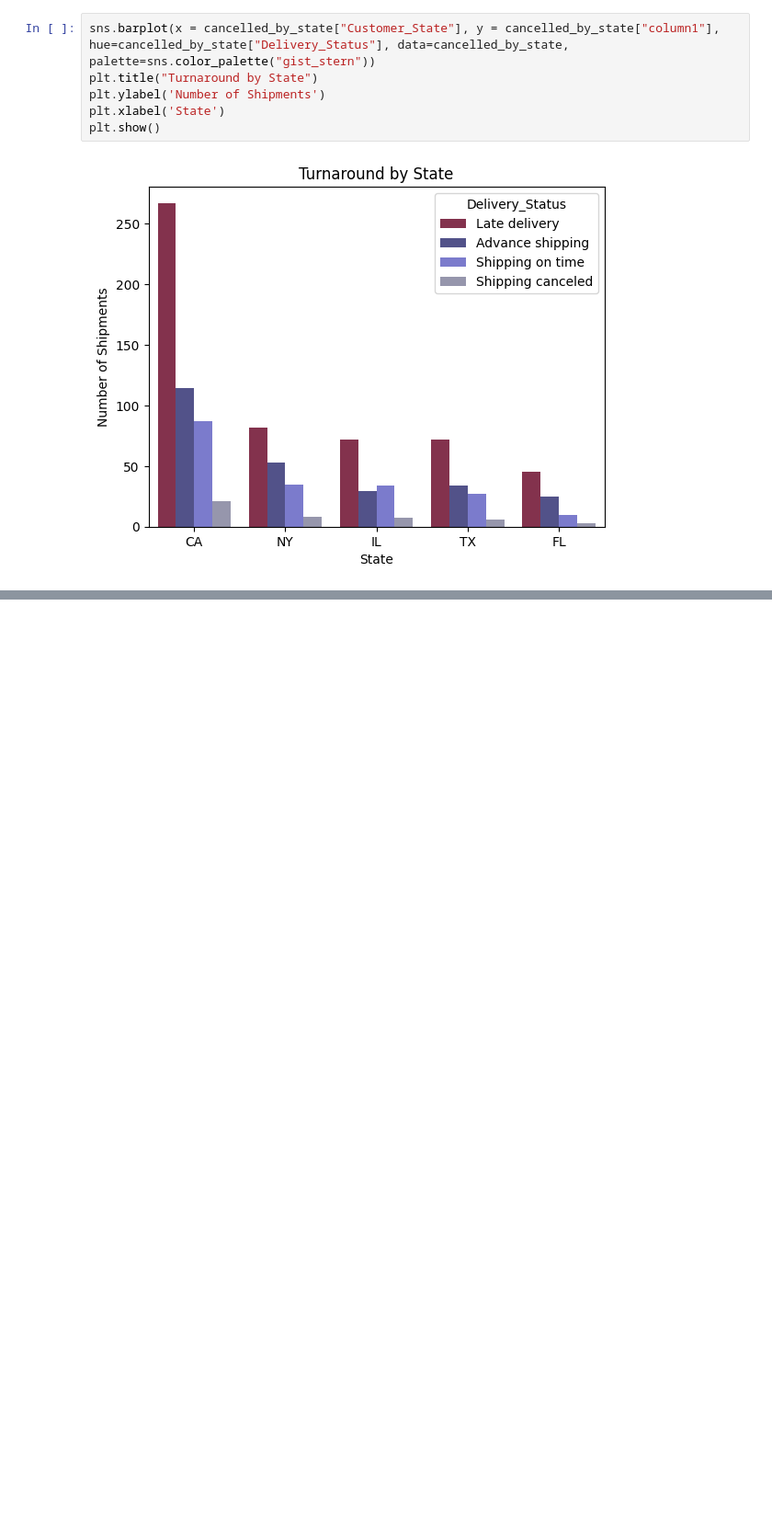
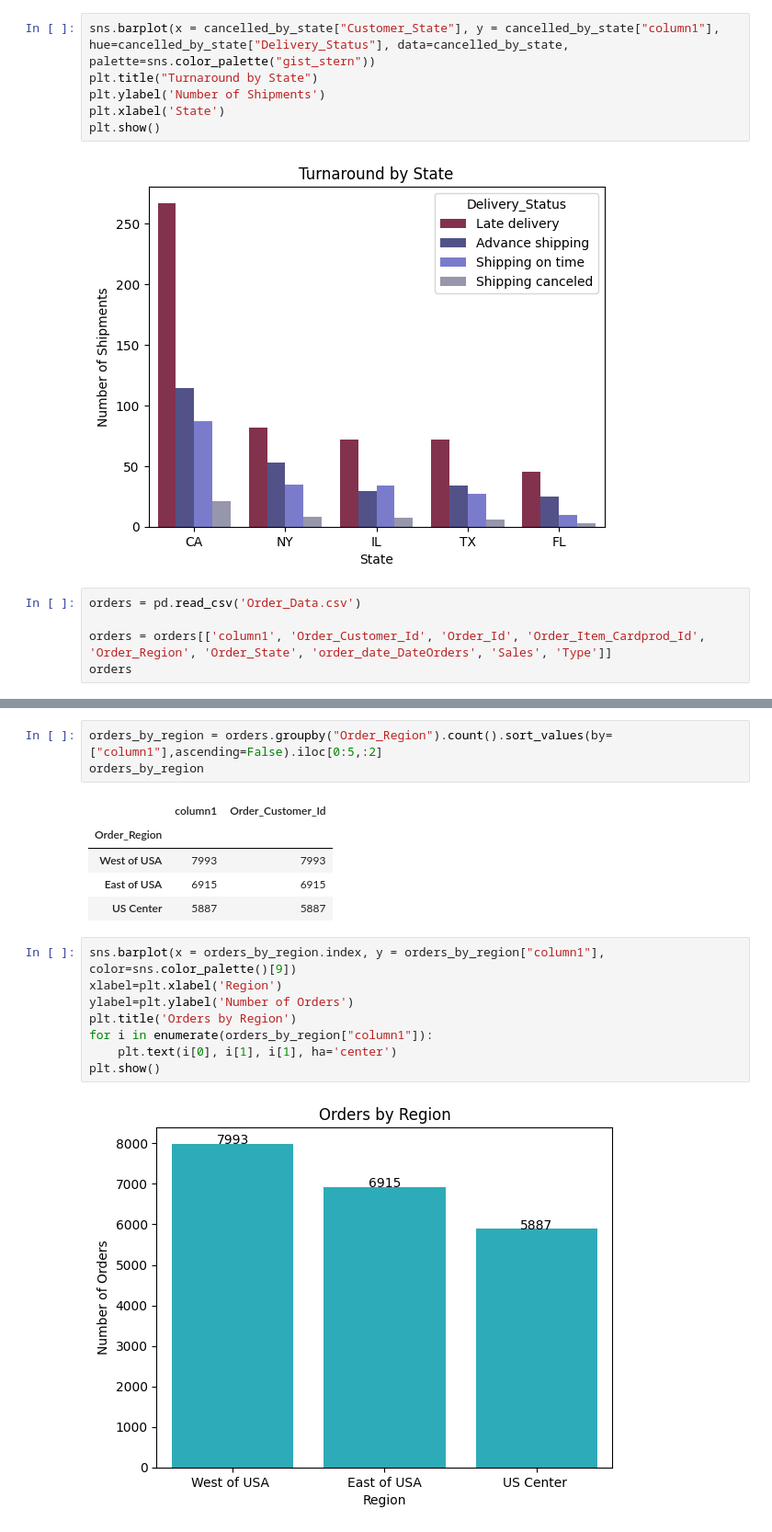
Before and after one commit to jdv1bjr/Financial-Presentation, a Jupyter notebook: Final_Project.ipynb, the cells around one changed output, grey strips where cells are left out. Shown: that part at 92% size. Cells and saved outputs as stored; diff of their text form; blank space fills up the shorter version.

```diff
--- a/Final_Project.ipynb
+++ b/Final_Project.ipynb
@@ -238,3 +241,8 @@ plt.xlabel('State')
 plt.show()
 # %% [output]
 [figure]
+# %%
+orders = pd.read_csv('Order_Data.csv')
+
+orders = orders[['column1', 'Order_Customer_Id', 'Order_Id', 'Order_Item_Cardprod_Id', 'Order_Region', 'Order_State', 'order_date_DateOrders', 'Sales', 'Type']]
+orders
@@ -240,0 +263,19 @@ plt.show()
+# %%
+orders_by_region = orders.groupby("Order_Region").count().sort_values(by=["column1"],ascending=False).iloc[0:5,:2]
+orders_by_region
+# %% [output]
+|  | column1 | Order_Customer_Id |
+| Order_Region |  |  |
+| West of USA | 7993 | 7993 |
+| East of USA | 6915 | 6915 |
+| US Center | 5887 | 5887 |
+# %%
+sns.barplot(x = orders_by_region.index, y = orders_by_region["column1"], color=sns.color_palette()[9])
+xlabel=plt.xlabel('Region')
+ylabel=plt.ylabel('Number of Orders')
+plt.title('Orders by Region')
+for i in enumerate(orders_by_region["column1"]):
+    plt.text(i[0], i[1], i[1], ha='center')
+plt.show()
+# %% [output]
+[figure, added]
```
Also changed, not shown: parts of 15 cells of this notebook.
